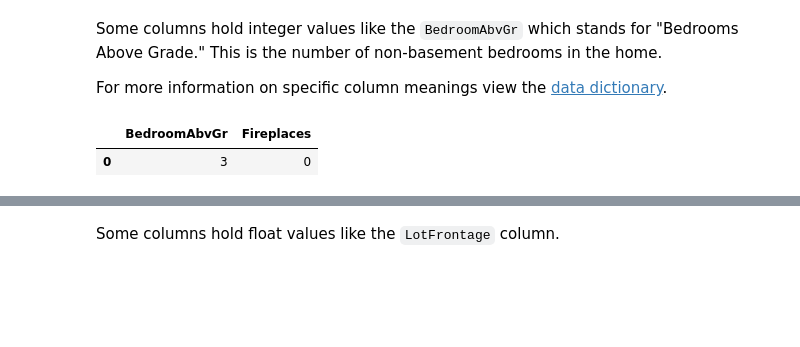
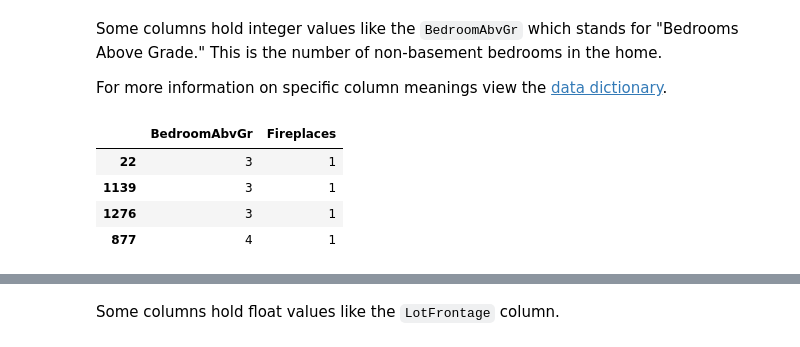
Before and after one commit to sugarfreecode/DS-Unit-1-Sprint-1-Data-Wrangling-and-Storytelling, a Jupyter notebook: module2-make-features/LS_DS_112_Make_Features_Starter.ipynb, the cells around one changed output, grey strips where cells are left out. Cells and saved outputs as stored; diff of their text form; code cells hidden in the pictures; blank space fills up the shorter version.

```diff
--- a/module2-make-features/LS_DS_112_Make_Features_Starter.ipynb
+++ b/module2-make-features/LS_DS_112_Make_Features_Starter.ipynb
@@ -38,4 +38,4 @@ Columns of a dataframe hold each hold a specific type of data. Lets inspect some
 import pandas as pd
 # %%
 # Lets take a look at the Ames Iowa Housing Dataset:
-'https://raw.githubusercontent.com/ryanleeallred/datasets/master/Ames%20Housing%20Data/train.csv'
+source_url = 'https://raw.githubusercontent.com/ryanleeallred/datasets/master/Ames%20Housing%20Data/train.csv'
@@ -50,0 +42,2 @@ import pandas as pd
+# %%
+iowa_df = pd.read_csv(source_url)
@@ -60,0 +73,4 @@ dtype: object
+# %%
+# column types
+pd.set_option('display.max_rows', 100)
+iowa_df.dtypes[:7]
@@ -65,6 +90,10 @@ For more information on specific column meanings view the [data dictionary](http
 # %%
 # Look at the first ten rows of the `BedroomAbvGr` column.
 # Looks like integers to me!
+iowa_df[['BedroomAbvGr', 'Fireplaces']].sample(4)
 # %% [output]
 |  | BedroomAbvGr | Fireplaces |
-| 0 | 3 | 0 |
+| 22 | 3 | 1 |
+| 1139 | 3 | 1 |
+| 1276 | 3 | 1 |
+| 877 | 4 | 1 |
```
Also changed, not shown: parts of 107 cells of this notebook.
